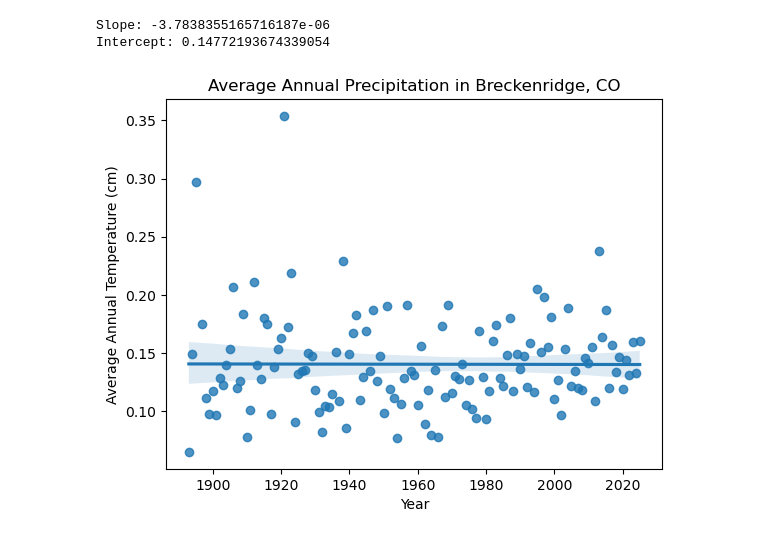
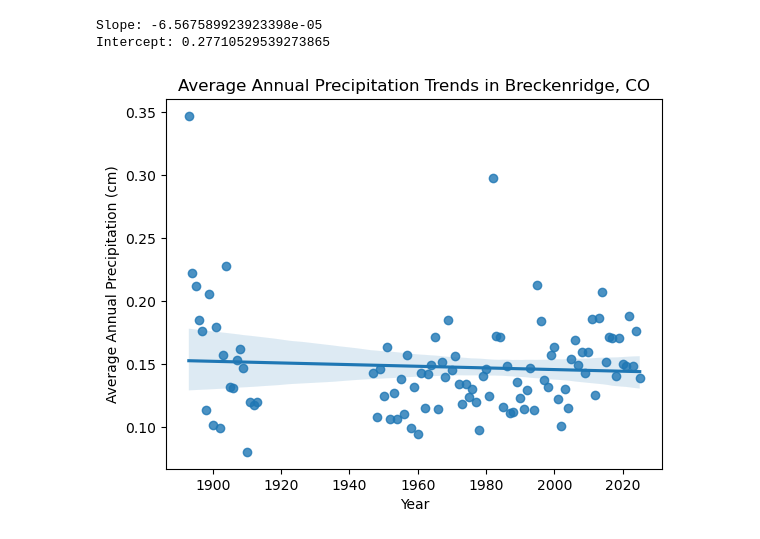
Before and after one commit to earthlab-education/02-climate-Livian-Von-Dran, a Jupyter notebook: Breckenridge_PRCP.ipynb, the cells around one changed output. Drawn from its saved outputs; the diff is of its cells as text; code cells hidden in the pictures.

```diff
--- a/Breckenridge_PRCP.ipynb
+++ b/Breckenridge_PRCP.ipynb
@@ -7,18 +7,19 @@
 import earthpy
 import pandas as pd
 # %%
-# Configure the API to search for Breckenridge's percipitation data
+# Configure the API to search for Breckenridge's precipitation data
+
 # Rename the DataFrame to "breckenridge_prcp_df"
 # Change station to USC00050909
 # Change dataType to PRCP
-# Change startDate to 1893-01-01
+# Change startDate to 1893-02-01
 # Change endDate to 2025-07-31
 breckenridge_prcp_df = pd.read_csv(
     'https://www.ncei.noaa.gov/access/services/data/v1'
     '?dataset=daily-summaries'
     '&dataTypes=PRCP'
-    '&stations=USC00050848'
-    '&startDate=1893-01-01'
+    '&stations=USC00050909'
+    '&startDate=1893-02-01'
     '&endDate=2025-07-31'
     '&units=standard',
     index_col='DATE',
@@ -202,26 +192,26 @@ intercept = model.intercept_
 print(f"Slope: {slope}")
 print(f"Intercept: {intercept}")
 # %% [output]
-Slope: -3.7838355165716187e-06
-Intercept: 0.14772193674339054
+Slope: -6.567589923923398e-05
+Intercept: 0.27710529539273865
 # %%
 # Plot tne annual average prcp for Breckenridge with a trend line
 ax = sns.regplot(
     x=breckenridge_clean_prcp_df.index.year,
     y=breckenridge_clean_prcp_df.Precipitation
 )
 
 # Label the title and axes
 ax.set(
-    title='Average Annual Precipitation in Breckenridge, CO',
+    title='Average Annual Precipitation Trends in Breckenridge, CO',
     xlabel='Year',
-    ylabel='Average Annual Temperature (cm)'
+    ylabel='Average Annual Precipitation (cm)'
 )
 
 # Display the plot without extra text
 plt.show()
 # %% [output]
-[figure, old version]
+[figure, new version]
 # %%
 # Save the imported precipitation data
 breckenridge_clean_prcp_df.to_csv('breckenridge_precipitation_data')
```
Also changed, not shown: parts of 9 cells of this notebook, 4 other files.
